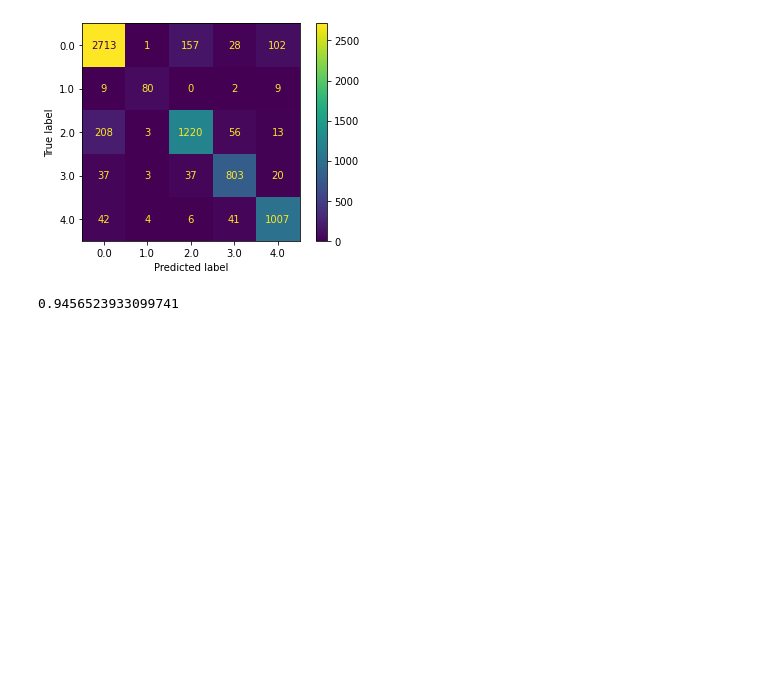
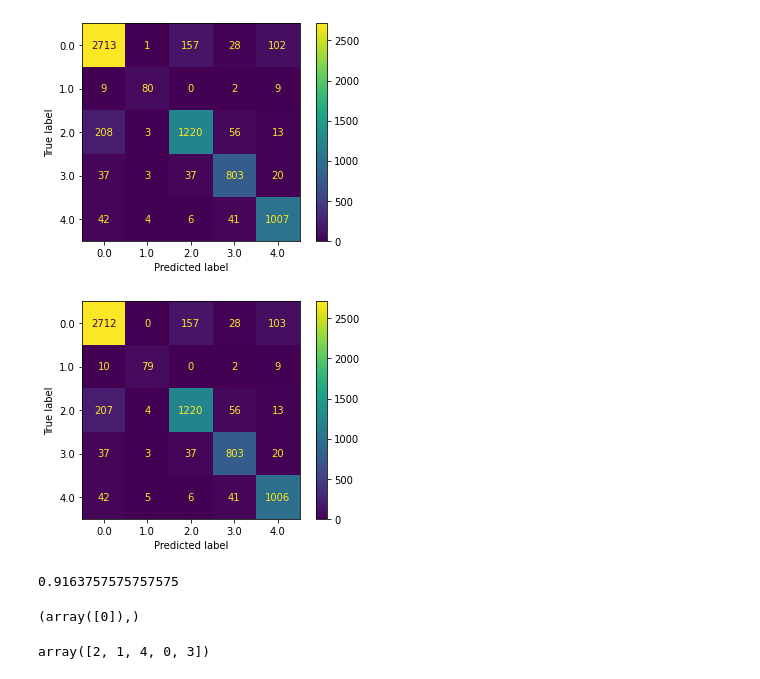
Before and after one commit to Ersboll/Using-Deep-Learning-to-classify-grain-kernels-and-grain-damages, a Jupyter notebook: src/boosted_tree.ipynb, the cells around one changed output. Saved outputs shown, nothing was run; the diff lists cells and outputs as text; code cells hidden in the pictures; blank space fills up the shorter version.

```diff
--- a/src/boosted_tree.ipynb
+++ b/src/boosted_tree.ipynb
@@ -19,7 +16,14 @@ y_train, y_test = train[:,-1], test[:,-1]
-# %%
-n_estimators = 100
-lr = 0.1
-max_depth = 1
-seed = 10
-max_iter = 500
-early_stopping = False
+# %%
+#train = np.load('train_featuredata.npy')
+#np.save('train_featuredata2.npy', train[1:])
+#test = np.load('test_featuredata.npy')
+#np.save('test_featuredata2.npy', test[1:])
+train = np.load('train_featuredata2.npy')
+test = np.load('test_featuredata2.npy')
+true = np.load('/zhome/27/c/138037/foss/src/true_labels.npy')
+pred_cnn = np.load('/zhome/27/c/138037/foss/src/predictions.npy')
+pred_res = np.load('/zhome/27/c/138037/foss/src/predictions_resnet.npy')
+pred_tree = np.load('/zhome/27/c/138037/share/src/predictions_tree.npy')
+
+X_train, X_test = train[:,:-1], test[:,:-1]
+y_train, y_test = train[:,-1], test[:,-1]
@@ -79,7 +107,12 @@ plot_confusion_matrix(clf, X_test, y_test)  # doctest: +SKIP
 plt.show()  # doctest: +SKIP
 # %% [output]
 [figure]
-# %%
-balanced_accuracy_score(y_test,pred)
-# %% [output]
-0.9456523933099741
+# %%
+plot_confusion_matrix(clf, X_test[:-1], true_cnn)  # doctest: +SKIP
+plt.show()  # doctest: +SKIP
+# %% [output]
+[figure, added]
+# %%
+balanced_accuracy_score(true,pred_res)
+# %% [output]
+0.9163757575757575
@@ -85,0 +122,4 @@ balanced_accuracy_score(y_test,pred)
+# %%
+np.ma.where(true_cnn != y_test)
+# %% [output]
+(array([0]),)
@@ -85,0 +128,4 @@ balanced_accuracy_score(y_test,pred)
+# %%
+true_cnn[mask]
+# %% [output]
+array([2, 1, 4, 0, 3])
```
Also changed, not shown: parts of 17 cells of this notebook, 4 other files.
